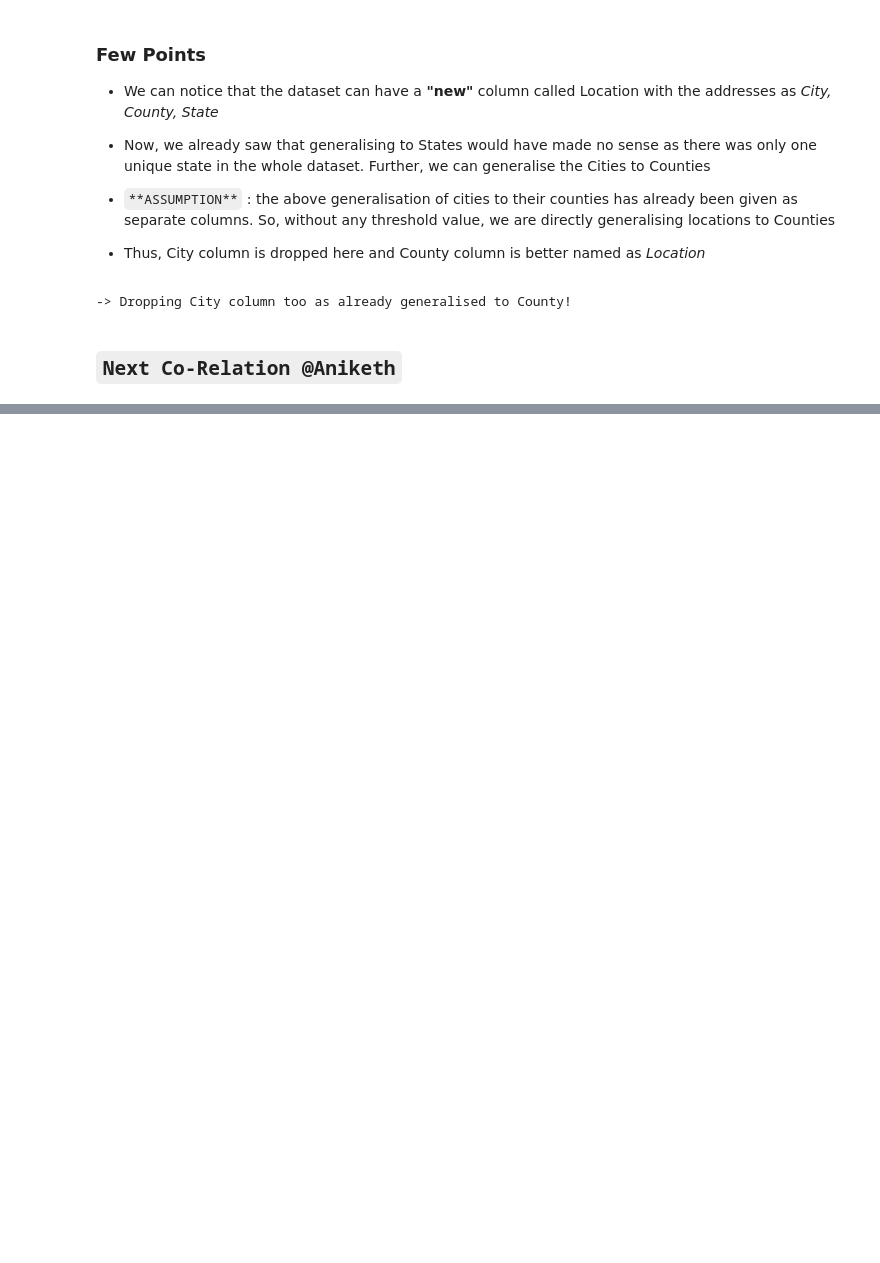
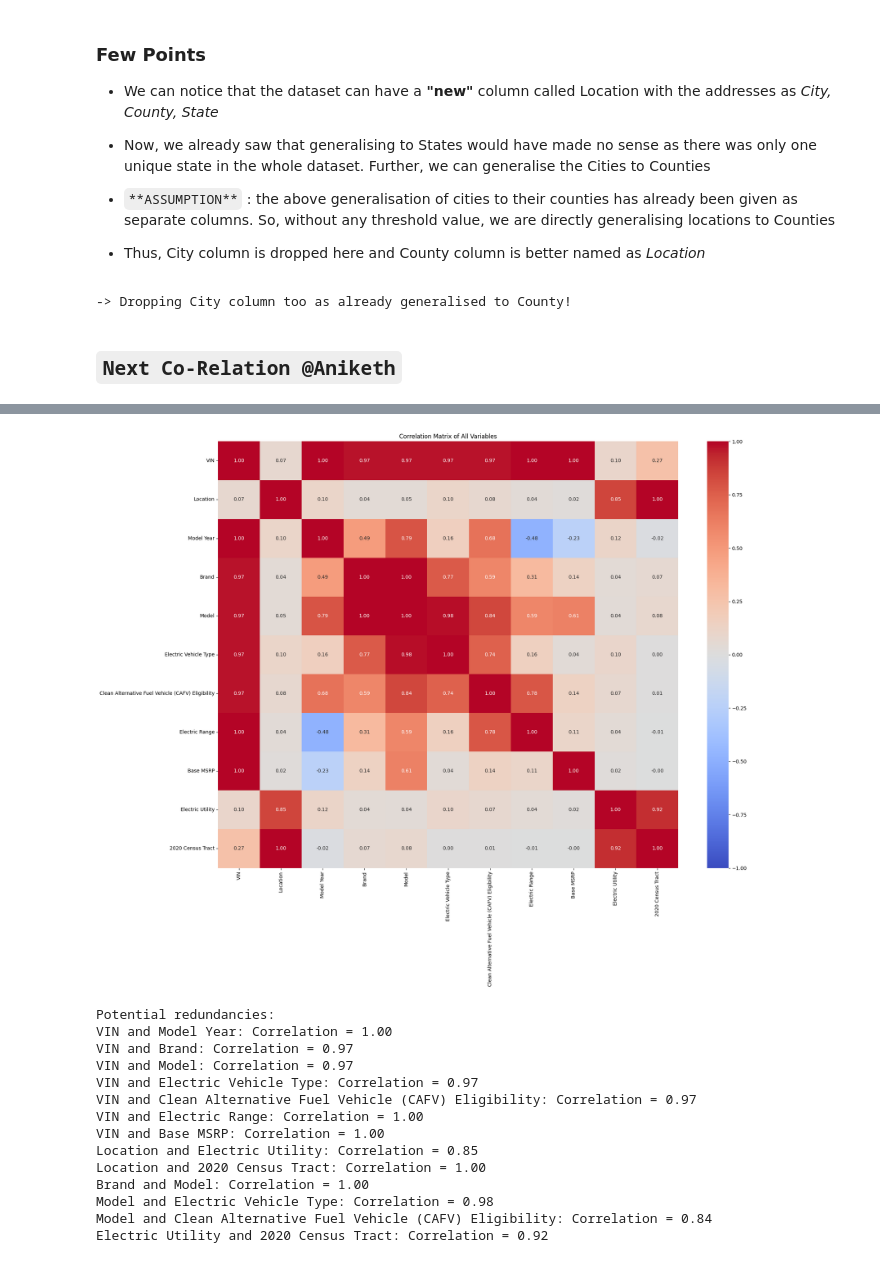
Before and after one commit to Daxvshah11/DA_Assignments, a Jupyter notebook: Ass2/Assignment2_8.ipynb, the cells around one changed output, grey strips where cells are left out. Saved outputs shown, nothing was run; the diff lists cells and outputs as text; code cells hidden in the pictures; blank space fills up the shorter version.

```diff
--- a/Ass2/Assignment2_8.ipynb
+++ b/Ass2/Assignment2_8.ipynb
@@ -157,0 +215,76 @@ MAIN_DATA.to_csv("MAIN_DATA.csv")
+# %%
+def cramers_v(x, y):
+    confusion_matrix = pd.crosstab(x, y)
+    chi2 = chi2_contingency(confusion_matrix)[0]
+    n = confusion_matrix.sum().sum()
+    phi2 = chi2 / n
+    r, k = confusion_matrix.shape
+    phi2corr = max(0, phi2 - ((k-1)*(r-1))/(n-1))
+    rcorr = r - ((r-1)**2)/(n-1)
+    kcorr = k - ((k-1)**2)/(n-1)
+    return np.sqrt(phi2corr / min((kcorr-1), (rcorr-1)))
+
+MAIN_DATA['Model Year'] = pd.to_numeric(MAIN_DATA['Model Year'], errors='coerce')
+MAIN_DATA['Electric Range'] = pd.to_numeric(MAIN_DATA['Electric Range'], errors='coerce')
+
+numeric_columns = MAIN_DATA.select_dtypes(include=[np.number]).columns
+categorical_columns = MAIN_DATA.select_dtypes(include=['object']).columns
+
+all_columns = list(MAIN_DATA.columns)
+corr_matrix = pd.DataFrame(index=all_columns, columns=all_columns)
+
+for col1 in all_columns:
+    for col2 in all_columns:
+        if col1 in numeric_columns and col2 in numeric_columns:
+            corr_matrix.loc[col1, col2] = MAIN_DATA[col1].corr(MAIN_DATA[col2])
+        elif col1 in categorical_columns and col2 in categorical_columns:
+            corr_matrix.loc[col1, col2] = cramers_v(MAIN_DATA[col1], MAIN_DATA[col2])
+        else:
+            if col1 in numeric_columns:
+                num_col, cat_col = col1, col2
+            else:
+                num_col, cat_col = col2, col1
+            categories = MAIN_DATA[cat_col].unique()
+            cat_means = MAIN_DATA.groupby(cat_col)[num_col].mean()
+            overall_mean = MAIN_DATA[num_col].mean()
+            between_ss = sum(len(MAIN_DATA[MAIN_DATA[cat_col] == cat]) * (mean - overall_mean)**2 for cat, mean in cat_means.items())
+            total_ss = sum((MAIN_DATA[num_col] - overall_mean)**2)
+            correlation_ratio = np.sqrt(between_ss / total_ss)
+            corr_matrix.loc[col1, col2] = correlation_ratio
+
+corr_matrix = corr_matrix.astype(float)
+
+plt.figure(figsize=(20, 16))
+sns.heatmap(corr_matrix, annot=True, cmap='coolwarm', vmin=-1, vmax=1, fmt='.2f')
+plt.title('Correlation Matrix of All Variables')
+plt.tight_layout()
+plt.show()
+
+# We can adjust this threshold
+threshold = 0.8
+potential_redundancies = []
+
+for i in range(len(corr_matrix.columns)):
+    for j in range(i+1, len(corr_matrix.columns)):
+        if abs(corr_matrix.iloc[i, j]) > threshold:
+            potential_redundancies.append((corr_matrix.columns[i], corr_matrix.columns[j], corr_matrix.iloc[i, j]))
+
+print("Potential redundancies:")
+for col1, col2, corr in potential_redundancies:
+    print(f"{col1} and {col2}: Correlation = {corr:.2f}")
+# %% [output]
+[figure, added]
+Potential redundancies:
+VIN and Model Year: Correlation = 1.00
+VIN and Brand: Correlation = 0.97
+VIN and Model: Correlation = 0.97
+VIN and Electric Vehicle Type: Correlation = 0.97
+VIN and Clean Alternative Fuel Vehicle (CAFV) Eligibility: Correlation = 0.97
+VIN and Electric Range: Correlation = 1.00
+VIN and Base MSRP: Correlation = 1.00
+Location and Electric Utility: Correlation = 0.85
+Location and 2020 Census Tract: Correlation = 1.00
+Brand and Model: Correlation = 1.00
+Model and Electric Vehicle Type: Correlation = 0.98
+Model and Clean Alternative Fuel Vehicle (CAFV) Eligibility: Correlation = 0.84
+Electric Utility and 2020 Census Tract: Correlation = 0.92
```
Also changed, not shown: parts of 12 cells of this notebook, 1 other file.
